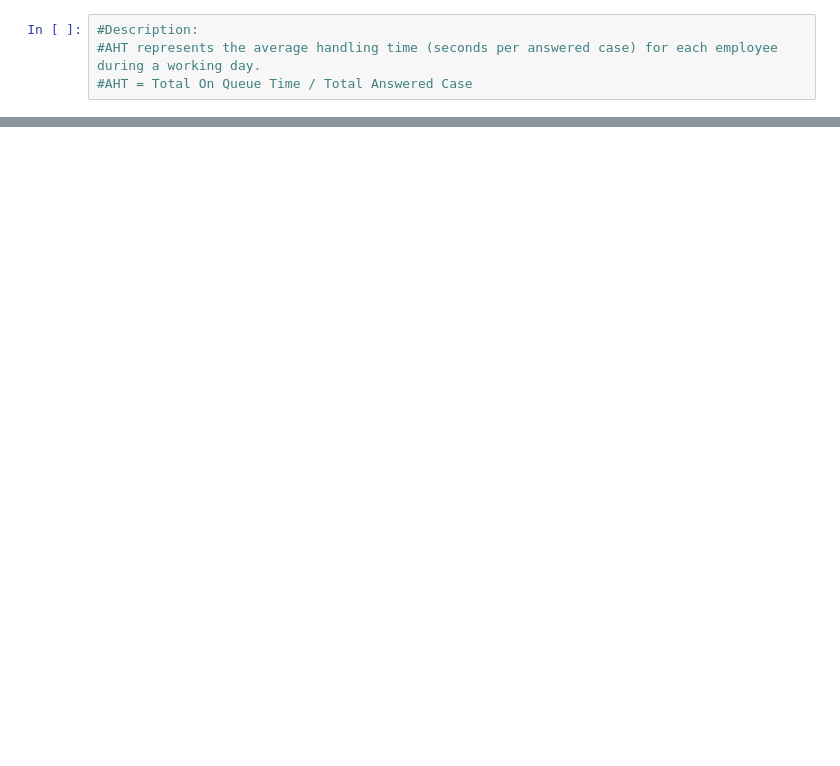
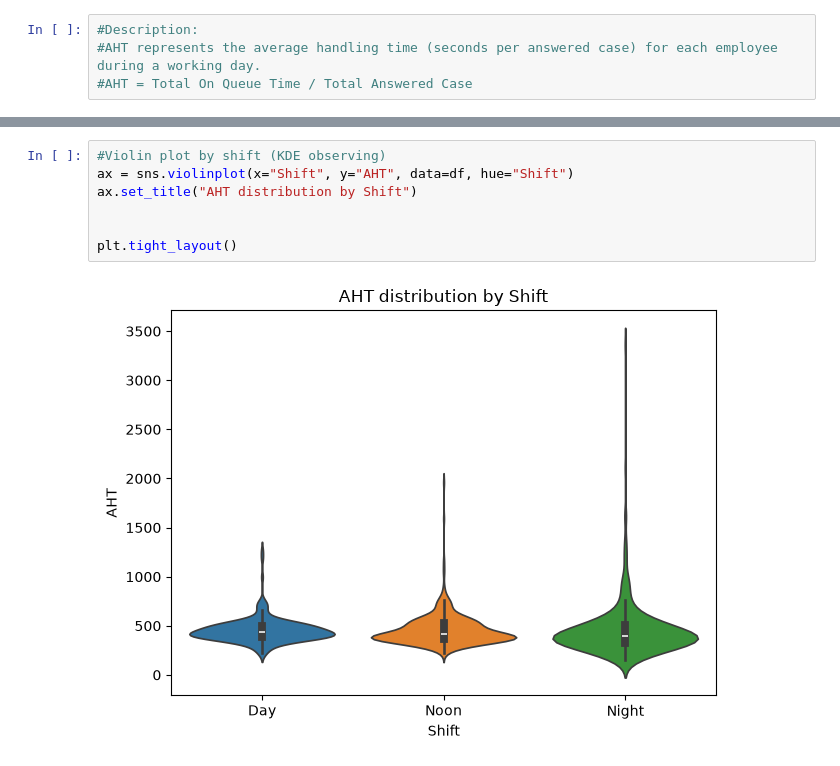
Before and after one commit to Rockiearn/CNX, a Jupyter notebook: notebooks/EDA.ipynb, the cells around one changed output, grey strips where cells are left out. Cells and saved outputs as stored; diff of their text form; blank space fills up the shorter version.

```diff
--- a/notebooks/EDA.ipynb
+++ b/notebooks/EDA.ipynb
@@ -174,0 +274,9 @@ df_shift_insight
+# %%
+#Violin plot by shift (KDE observing)
+ax = sns.violinplot(x="Shift", y="AHT", data=df, hue="Shift")
+ax.set_title("AHT distribution by Shift")
+
+
+plt.tight_layout()
+# %% [output]
+[figure, added]
```
Also changed, not shown: parts of 26 cells of this notebook.
